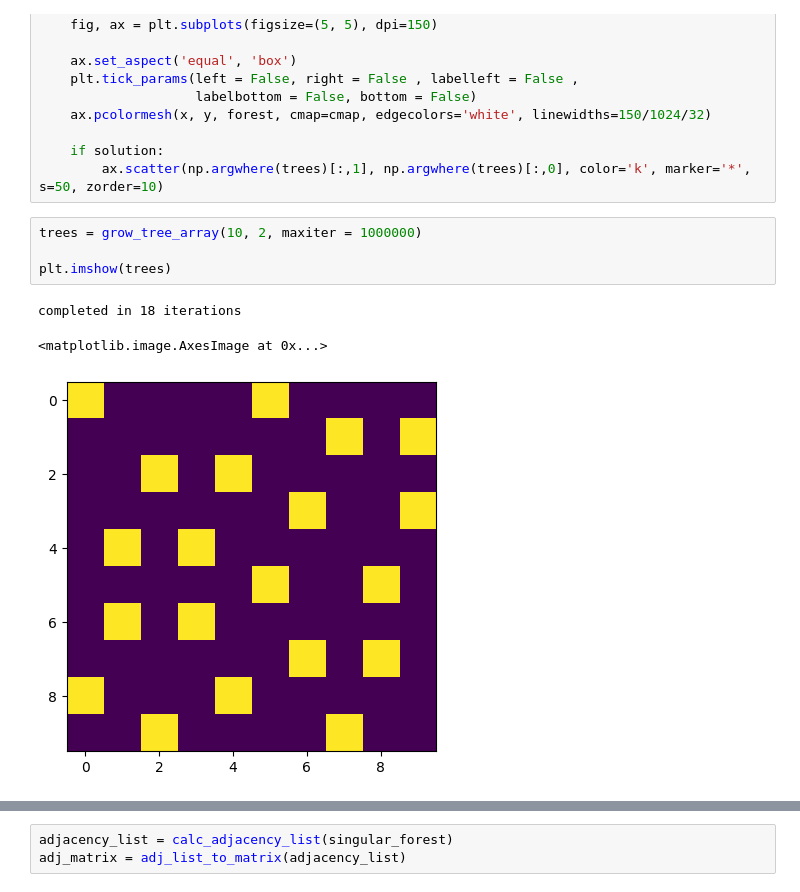
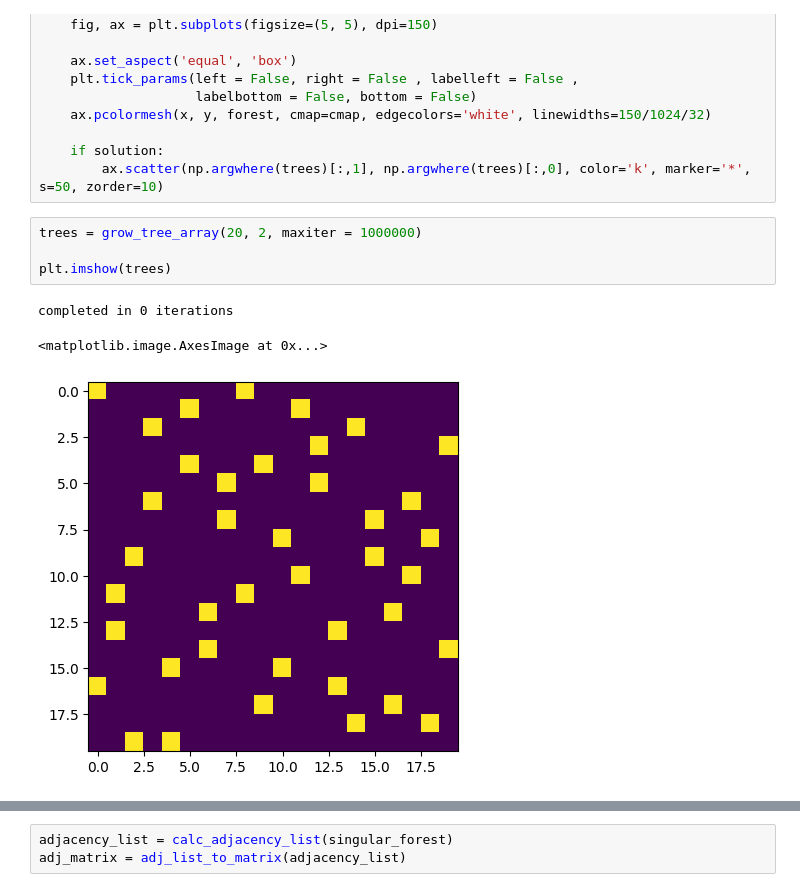
Before and after one commit to trevor-chan/n-trees, a Jupyter notebook: generator.ipynb, the cells around one changed output, grey strips where cells are left out. Cells and saved outputs as stored; diff of their text form.

```diff
--- a/generator.ipynb
+++ b/generator.ipynb
@@ -458,13 +409,13 @@ def plot_forest(forest, trees, solution = False, cmap='tab20b'):
     if solution:
         ax.scatter(np.argwhere(trees)[:,1], np.argwhere(trees)[:,0], color='k', marker='*', s=50, zorder=10)
 # %%
-trees = grow_tree_array(10, 2, maxiter = 1000000)
+trees = grow_tree_array(20, 2, maxiter = 1000000)
 
 plt.imshow(trees)
 # %% [output]
-completed in 18 iterations
+completed in 0 iterations
 <matplotlib.image.AxesImage at 0x...>
-[figure, old version]
+[figure, new version]
 # %%
 singular_forest = generate_singular_forest(trees)
 plt.imshow(singular_forest)
```
Also changed, not shown: parts of 16 cells of this notebook.
